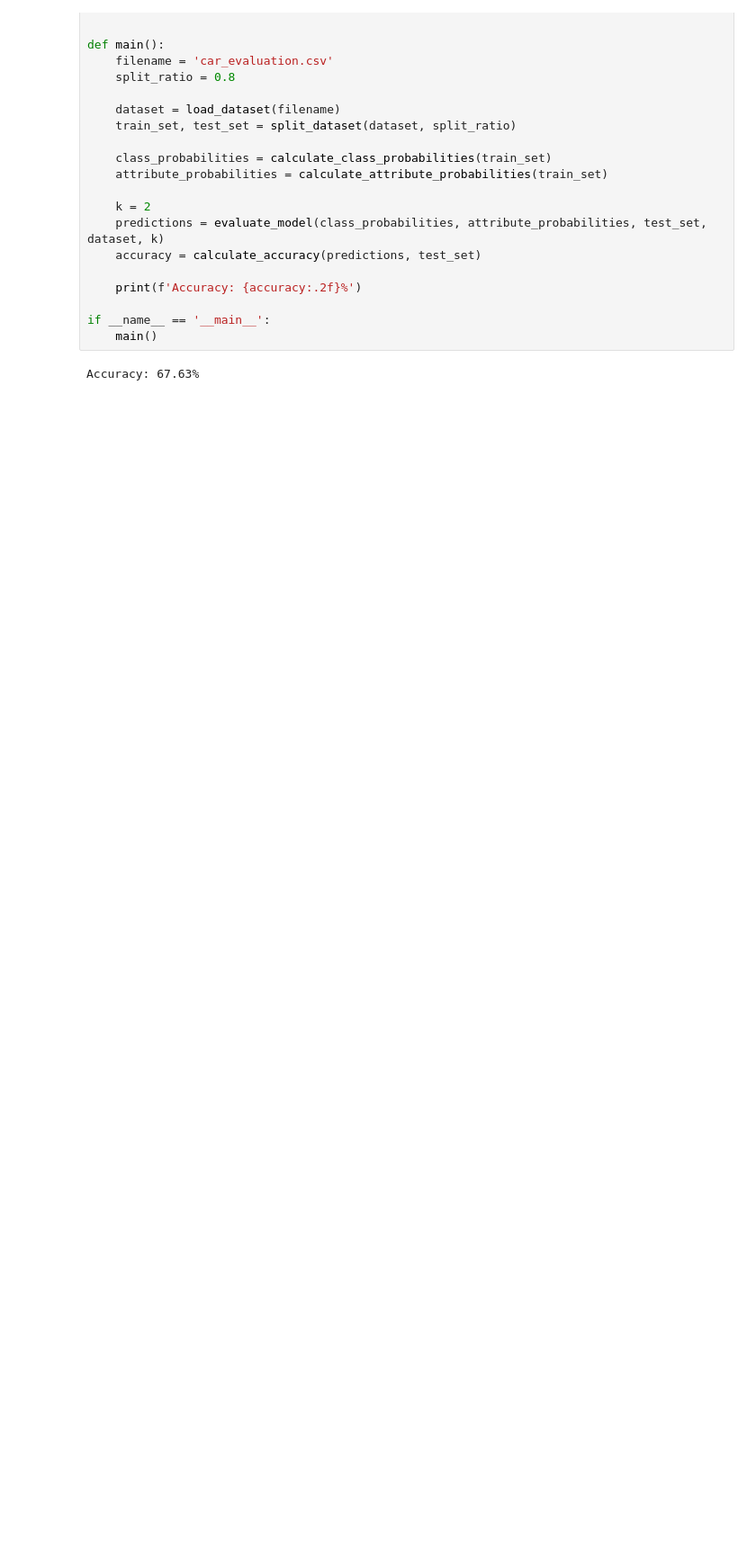
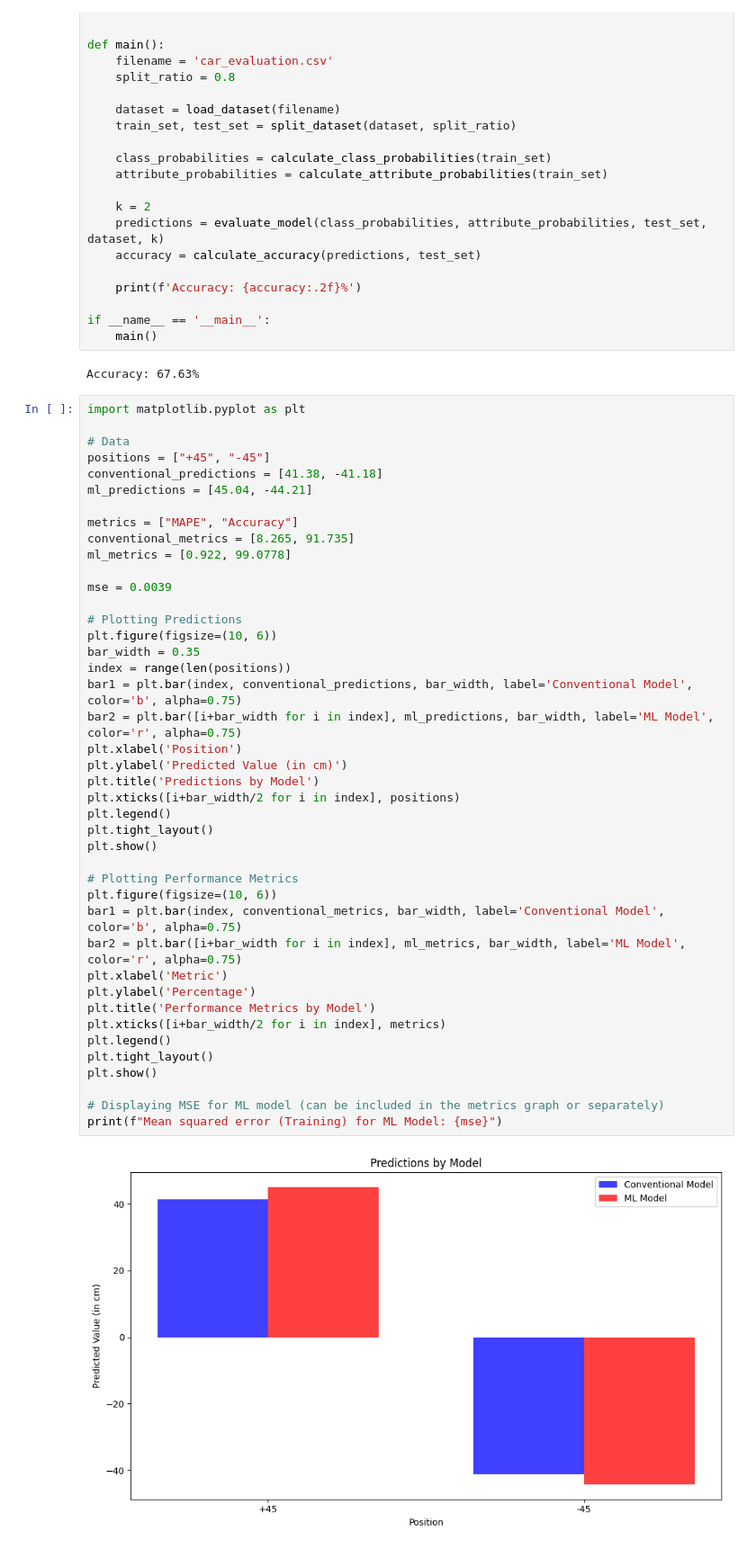
Before and after one commit to gauraviiitg/Random, a Jupyter notebook: ml lab/lab4/2001068/lab4q1.ipynb, the cells around one changed output. Shown at 90% size. Cells and saved outputs as stored; diff of their text form; blank space fills up the shorter version.

```diff
--- a/ml lab/lab4/2001068/lab4q1.ipynb
+++ b/ml lab/lab4/2001068/lab4q1.ipynb
@@ -123,3 +123,47 @@ if __name__ == '__main__':
     main()
 # %% [output]
 Accuracy: 67.63%
+# %%
+import matplotlib.pyplot as plt
+
+# Data
+positions = ["+45", "-45"]
+conventional_predictions = [41.38, -41.18]
+ml_predictions = [45.04, -44.21]
+
+metrics = ["MAPE", "Accuracy"]
+conventional_metrics = [8.265, 91.735]
+ml_metrics = [0.922, 99.0778]
+
+mse = 0.0039
+
+# Plotting Predictions
+plt.figure(figsize=(10, 6))
+bar_width = 0.35
+index = range(len(positions))
+bar1 = plt.bar(index, conventional_predictions, bar_width, label='Conventional Model', color='b', alpha=0.75)
+bar2 = plt.bar([i+bar_width for i in index], ml_predictions, bar_width, label='ML Model', color='r', alpha=0.75)
+plt.xlabel('Position')
+plt.ylabel('Predicted Value (in cm)')
+plt.title('Predictions by Model')
+plt.xticks([i+bar_width/2 for i in index], positions)
+plt.legend()
+plt.tight_layout()
+plt.show()
+
+# Plotting Performance Metrics
+plt.figure(figsize=(10, 6))
+bar1 = plt.bar(index, conventional_metrics, bar_width, label='Conventional Model', color='b', alpha=0.75)
+bar2 = plt.bar([i+bar_width for i in index], ml_metrics, bar_width, label='ML Model', color='r', alpha=0.75)
+plt.xlabel('Metric')
+plt.ylabel('Percentage')
+plt.title('Performance Metrics by Model')
+plt.xticks([i+bar_width/2 for i in index], metrics)
+plt.legend()
+plt.tight_layout()
+plt.show()
+
+# Displaying MSE for ML model (can be included in the metrics graph or separately)
+print(f"Mean squared error (Training) for ML Model: {mse}")
+# %% [output]
+[figure, added]
```
Also changed, not shown: parts of 1 cell of this notebook, 3 other files.
